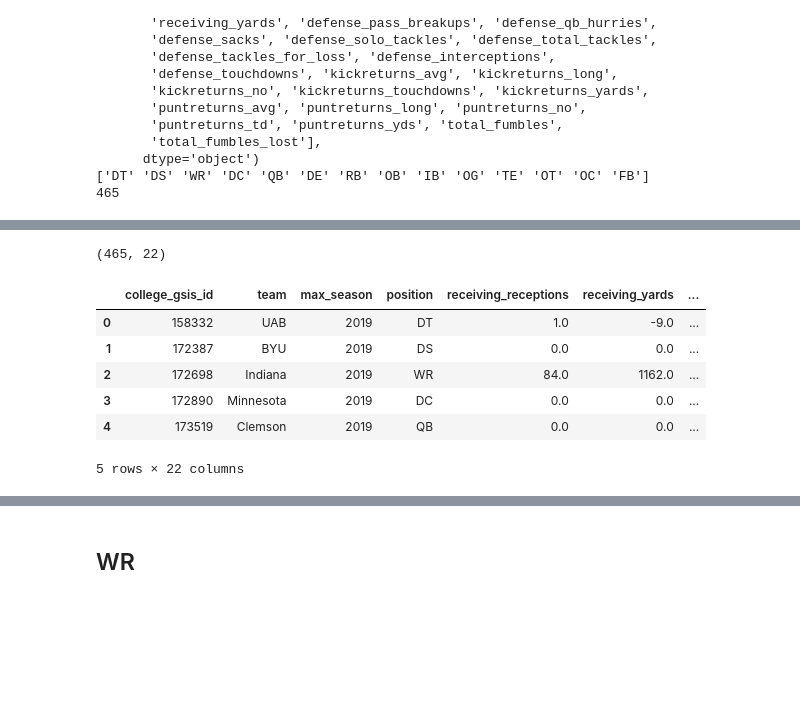
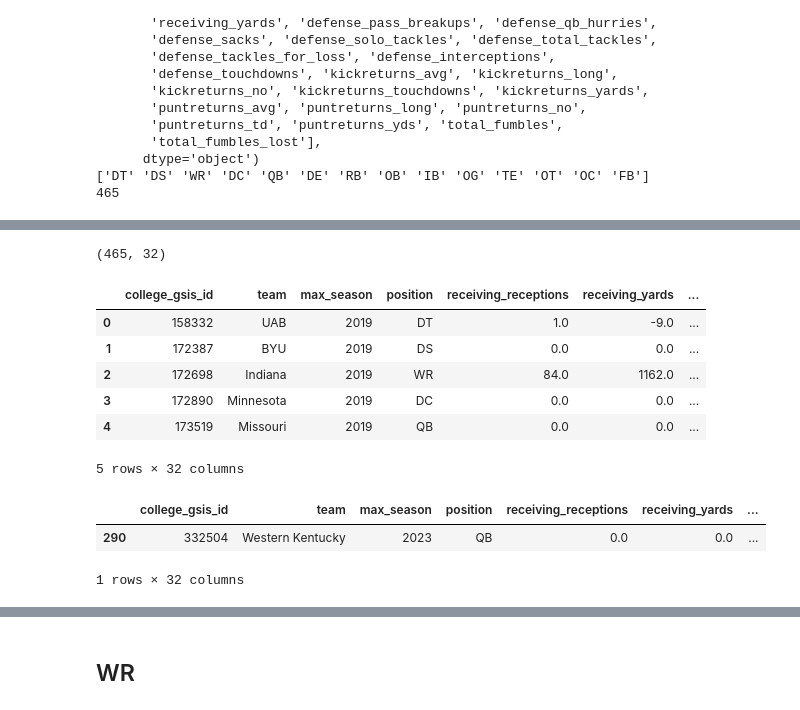
Before and after one commit to bps78/Shrine-Bowl-Comp-Entry, a Jupyter notebook: ShrineBowlCompAnalysis.ipynb, the cells around one changed output, grey strips where cells are left out. Saved outputs shown, nothing was run; the diff lists cells and outputs as text; code cells hidden in the pictures; blank space fills up the shorter version.

```diff
--- a/ShrineBowlCompAnalysis.ipynb
+++ b/ShrineBowlCompAnalysis.ipynb
@@ -103,12 +105,14 @@ college_stats['rec_cmp_share'] = np.nan
 college_stats['rush_yds_share'] = np.nan
 college_stats['rush_td_share'] = np.nan
 college_stats['rush_atmp_share'] = np.nan
+college_stats['pass_yds_share'] = np.nan
+college_stats['pass_td_share'] = np.nan
 college_stats['opp_sos_rating'] = np.nan
 
 for index, row in college_stats.iterrows():
     team = row['team']
     year = row['season']
-    team_totals = team_offense[((team_offense['School'] == team) & (team_offense['Year'] == year))][['tot_pass_yds','tot_pass_td','tot_pass_cmp','tot_rush_yds','tot_rush_td','tot_rush_atmp']]
+    team_totals = team_offense[((team_offense['School'] == team) & (team_offense['Year'] == year))][['tot_pass_yds','tot_pass_td','tot_pass_cmp','tot_rush_yds','tot_rush_td','tot_rush_atmp', 'Total_Yds', 'Pts', 'G']]
     team_sos = sos_stats[(sos_stats['Team'] == team) & (sos_stats['Year'] == year)]['Rating']
 
     if not team_totals.empty:
@@ -119,6 +123,8 @@ for index, row in college_stats.iterrows():
         college_stats.loc[index, 'rush_yds_share'] = row['rushing_yards'] / team_totals['tot_rush_yds']
         college_stats.loc[index, 'rush_td_share'] = row['rushing_touchdowns'] / team_totals['tot_rush_td']
         college_stats.loc[index, 'rush_atmp_share'] = row['rushing_attempts'] / team_totals['tot_rush_atmp']
+        college_stats.loc[index, 'pass_yds_share'] = row['passing_yards'] / (team_totals['Total_Yds'] * team_totals['G'])
+        college_stats.loc[index, 'pass_td_share'] = row['passing_touchdowns'] / (team_totals['tot_pass_td'] + team_totals['tot_rush_td'])
         college_stats.loc[index, 'opp_sos_rating'] = team_sos.values[0] if not team_sos.empty else np.nan
 # %%
 
@@ -134,42 +151,58 @@ college_stats.head()
 # %%
 college_totals = (
     college_stats
     .groupby("college_gsis_id", as_index=False)
     .agg(
-        team=('team', 'first'),
+        team=('team', 'last'),
         max_season=('season', 'max'),
         position=('position', 'first'),
         receiving_receptions=('receiving_receptions', 'sum'),
         receiving_yards=('receiving_yards', 'sum'),
         receiving_touchdowns=('receiving_touchdowns', 'sum'),
         rushing_attempts=('rushing_attempts', 'sum'),
         rushing_yards=('rushing_yards', 'sum'),
         rushing_touchdowns=('rushing_touchdowns', 'sum'),
         passing_completions=('passing_completions', 'sum'),
         passing_yards=('passing_yards', 'sum'),
         passing_touchdowns=('passing_touchdowns', 'sum'),
         passing_interceptions=('passing_interceptions', 'sum'),
         seasons_played=('position', 'size'),
-        avg_rec_yds_share=('rec_yds_share', 'max'),
-        avg_rec_td_share=('rec_td_share', 'max'),
-        avg_rec_cmp_share=('rec_cmp_share', 'max'),
-        avg_rush_yds_share=('rush_yds_share', 'max'),
-        avg_rush_td_share=('rush_td_share', 'max'),
-        avg_rush_atmp_share=('rush_atmp_share', 'max'),
+        avg_rec_yds_share=('rec_yds_share', 'mean'),
+        avg_rec_td_share=('rec_td_share', 'mean'),
+        avg_rec_cmp_share=('rec_cmp_share', 'mean'),
+        avg_rush_yds_share=('rush_yds_share', 'mean'),
+        avg_rush_td_share=('rush_td_share', 'mean'),
+        avg_rush_atmp_share=('rush_atmp_share', 'mean'),
+        max_rec_yds_share=('rec_yds_share', 'max'),
+        max_rec_td_share=('rec_td_share', 'max'),
+        max_rec_cmp_share=('rec_cmp_share', 'max'),
+        max_rush_yds_share=('rush_yds_share', 'max'),
+        max_rush_td_share=('rush_td_share', 'max'),
+        max_rush_atmp_share=('rush_atmp_share', 'max'),
+        avg_pass_yds_share=('pass_yds_share', 'mean'),
+        avg_pass_td_share=('pass_td_share', 'mean'),
+        max_pass_yds_share=('pass_yds_share', 'max'),
+        max_pass_td_share=('pass_td_share', 'max'),
         avg_opp_sos_rating=('opp_sos_rating', 'mean')
     )
 )
 print(college_totals.shape)
 college_totals.head()
 # %% [output]
-(465, 22)
+(465, 32)
 |  | college_gsis_id | team | max_season | position | receiving_receptions | receiving_yards | ... |
 | 0 | 158332 | UAB | 2019 | DT | 1.0 | -9.0 | ... |
 | 1 | 172387 | BYU | 2019 | DS | 0.0 | 0.0 | ... |
 | 2 | 172698 | Indiana | 2019 | WR | 84.0 | 1162.0 | ... |
 | 3 | 172890 | Minnesota | 2019 | DC | 0.0 | 0.0 | ... |
-| 4 | 173519 | Clemson | 2019 | QB | 0.0 | 0.0 | ... |
+| 4 | 173519 | Missouri | 2019 | QB | 0.0 | 0.0 | ... |
-5 rows × 22 columns
+5 rows × 32 columns
+# %%
+college_totals[college_totals['college_gsis_id'] == 332504].head()
+# %% [output]
+|  | college_gsis_id | team | max_season | position | receiving_receptions | receiving_yards | ... |
+| 290 | 332504 | Western Kentucky | 2023 | QB | 0.0 | 0.0 | ... |
+1 rows × 32 columns
 # %%
 college_nfl_merged = pd.merge(college_totals, nfl_stats, on='college_gsis_id', how='left', suffixes=('_college', '_nfl'))
 college_nfl_merged.head()
```
Also changed, not shown: parts of 37 cells of this notebook.
